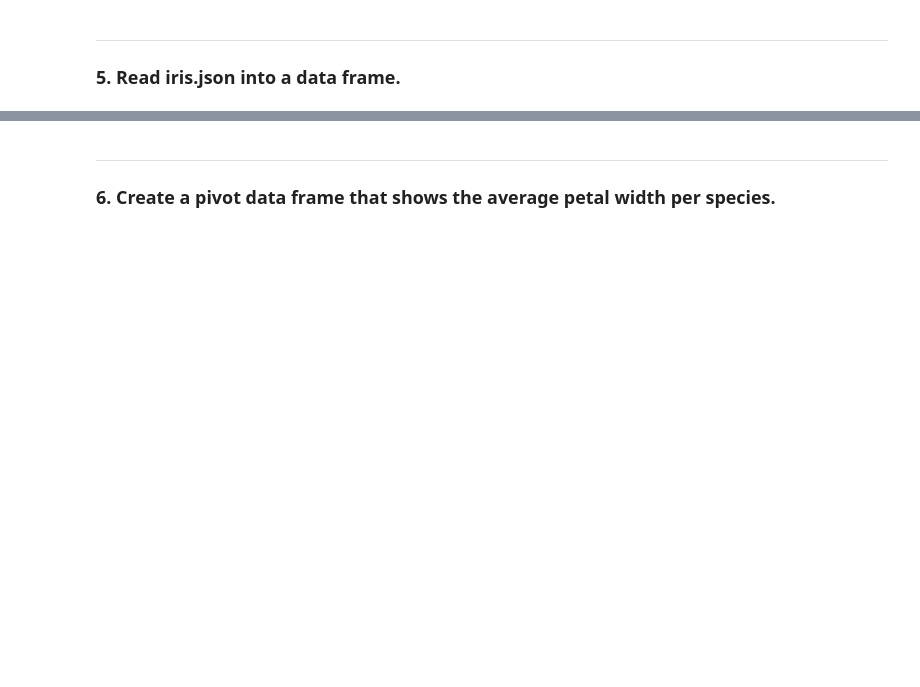
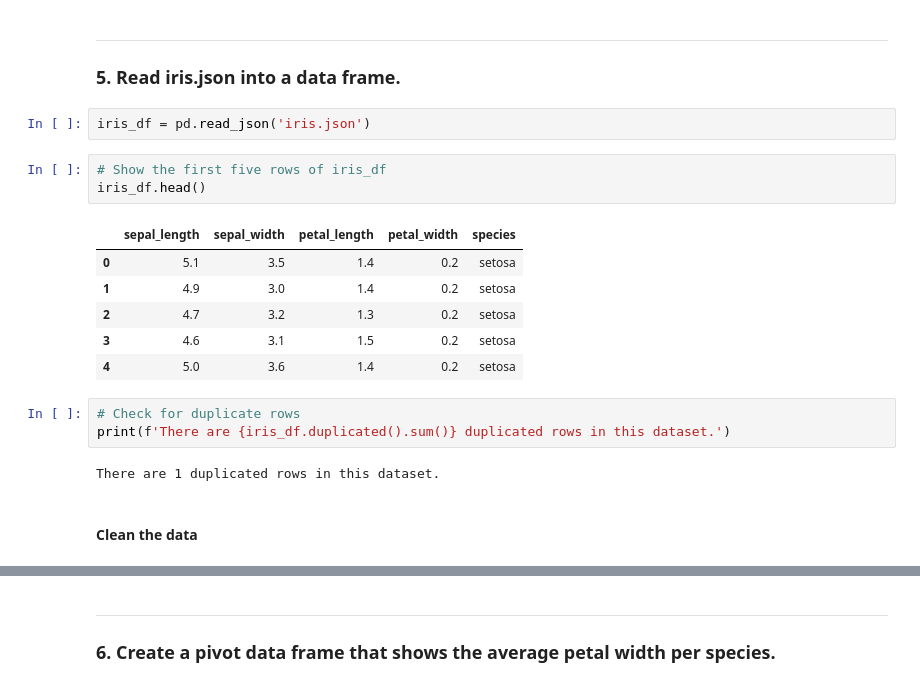
Before and after one commit to valeriemagalong/Val-Practices-Python, a Jupyter notebook: Countries_Iris_Matplotlib/Matplotlib_Practice_Countries_Iris_Data.ipynb, the cells around one changed output, grey strips where cells are left out. Cells and saved outputs as stored; diff of their text form; blank space fills up the shorter version.

```diff
--- a/Countries_Iris_Matplotlib/Matplotlib_Practice_Countries_Iris_Data.ipynb
+++ b/Countries_Iris_Matplotlib/Matplotlib_Practice_Countries_Iris_Data.ipynb
@@ -140,3 +129,22 @@ plt.show()
 # %% [markdown]
 ---
 ### 5. Read iris.json into a data frame.
+# %%
+iris_df = pd.read_json('iris.json')
+# %%
+# Show the first five rows of iris_df
+iris_df.head()
+# %% [output]
+|  | sepal_length | sepal_width | petal_length | petal_width | species |
+| 0 | 5.1 | 3.5 | 1.4 | 0.2 | setosa |
+| 1 | 4.9 | 3.0 | 1.4 | 0.2 | setosa |
+| 2 | 4.7 | 3.2 | 1.3 | 0.2 | setosa |
+| 3 | 4.6 | 3.1 | 1.5 | 0.2 | setosa |
+| 4 | 5.0 | 3.6 | 1.4 | 0.2 | setosa |
+# %%
+# Check for duplicate rows
+print(f'There are {iris_df.duplicated().sum()} duplicated rows in this dataset.')
+# %% [output]
+There are 1 duplicated rows in this dataset.
+# %% [markdown]
+#### Clean the data
```
Also changed, not shown: parts of 12 cells of this notebook.
